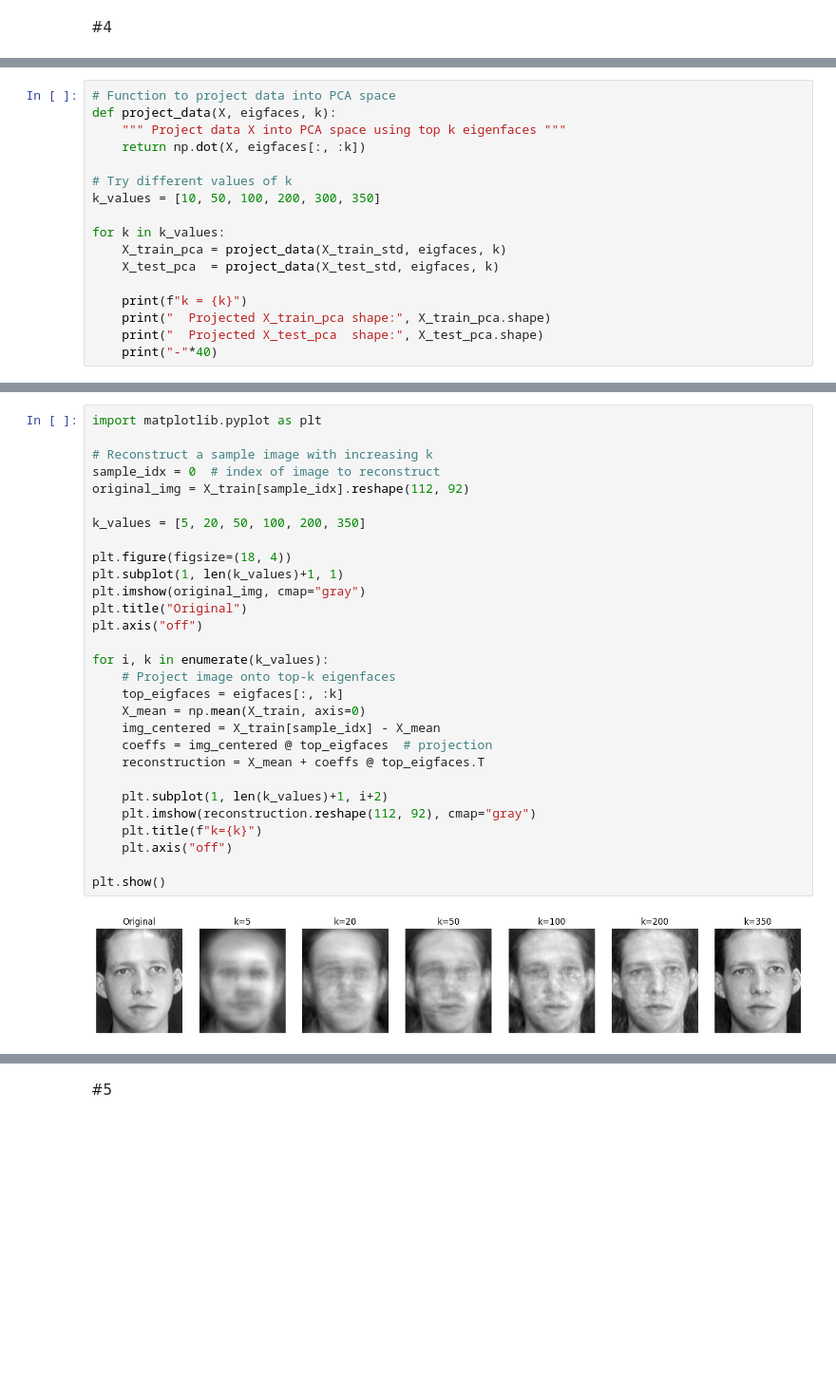
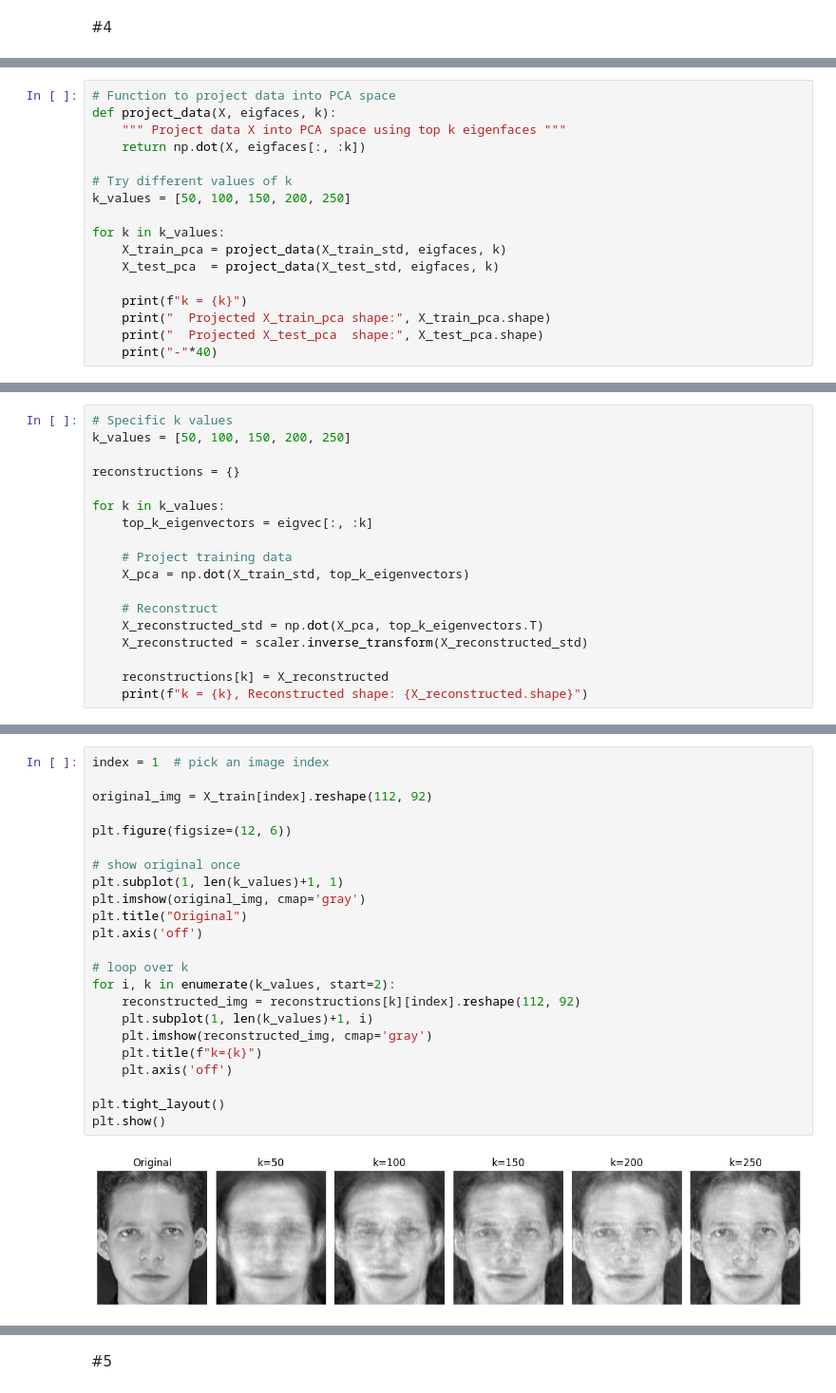
Before and after one commit to merajsiddieque/DS-LAB, a Jupyter notebook: DS_Lab3_4.ipynb, the cells around one changed output, grey strips where cells are left out. Shown at 95% size. Cells and saved outputs as stored; diff of their text form; blank space fills up the shorter version.

```diff
--- a/DS_Lab3_4.ipynb
+++ b/DS_Lab3_4.ipynb
@@ -186,7 +174,7 @@ def project_data(X, eigfaces, k):
     return np.dot(X, eigfaces[:, :k])
 
 # Try different values of k
-k_values = [10, 50, 100, 200, 300, 350]
+k_values = [50, 100, 150, 200, 250]
 
 for k in k_values:
     X_train_pca = project_data(X_train_std, eigfaces, k)
@@ -263,0 +208,18 @@ plt.show()
+# %%
+# Specific k values
+k_values = [50, 100, 150, 200, 250]
+
+reconstructions = {}
+
+for k in k_values:
+    top_k_eigenvectors = eigvec[:, :k]
+
+    # Project training data
+    X_pca = np.dot(X_train_std, top_k_eigenvectors)
+
+    # Reconstruct
+    X_reconstructed_std = np.dot(X_pca, top_k_eigenvectors.T)
+    X_reconstructed = scaler.inverse_transform(X_reconstructed_std)
+
+    reconstructions[k] = X_reconstructed
+    print(f"k = {k}, Reconstructed shape: {X_reconstructed.shape}")
@@ -264,31 +232,25 @@ plt.show()
 # %%
-import matplotlib.pyplot as plt
+index = 1  # pick an image index
 
-# Reconstruct a sample image with increasing k
-sample_idx = 0  # index of image to reconstruct
-original_img = X_train[sample_idx].reshape(112, 92)
+original_img = X_train[index].reshape(112, 92)
 
-k_values = [5, 20, 50, 100, 200, 350]
+plt.figure(figsize=(12, 6))
 
-plt.figure(figsize=(18, 4))
+# show original once
 plt.subplot(1, len(k_values)+1, 1)
-plt.imshow(original_img, cmap="gray")
+plt.imshow(original_img, cmap='gray')
 plt.title("Original")
-plt.axis("off")
+plt.axis('off')
 
-for i, k in enumerate(k_values):
-    # Project image onto top-k eigenfaces
-    top_eigfaces = eigfaces[:, :k]
-    X_mean = np.mean(X_train, axis=0)
-    img_centered = X_train[sample_idx] - X_mean
-    coeffs = img_centered @ top_eigfaces  # projection
-    reconstruction = X_mean + coeffs @ top_eigfaces.T
+# loop over k
+for i, k in enumerate(k_values, start=2):
+    reconstructed_img = reconstructions[k][index].reshape(112, 92)
+    plt.subplot(1, len(k_values)+1, i)
+    plt.imshow(reconstructed_img, cmap='gray')
+    plt.title(f"k={k}")
+    plt.axis('off')
 
-    plt.subplot(1, len(k_values)+1, i+2)
-    plt.imshow(reconstruction.reshape(112, 92), cmap="gray")
-    plt.title(f"k={k}")
-    plt.axis("off")
-
+plt.tight_layout()
 plt.show()
 # %% [output]
-[figure, old version]
+[figure, new version]
```
Also changed, not shown: parts of 36 cells of this notebook.
